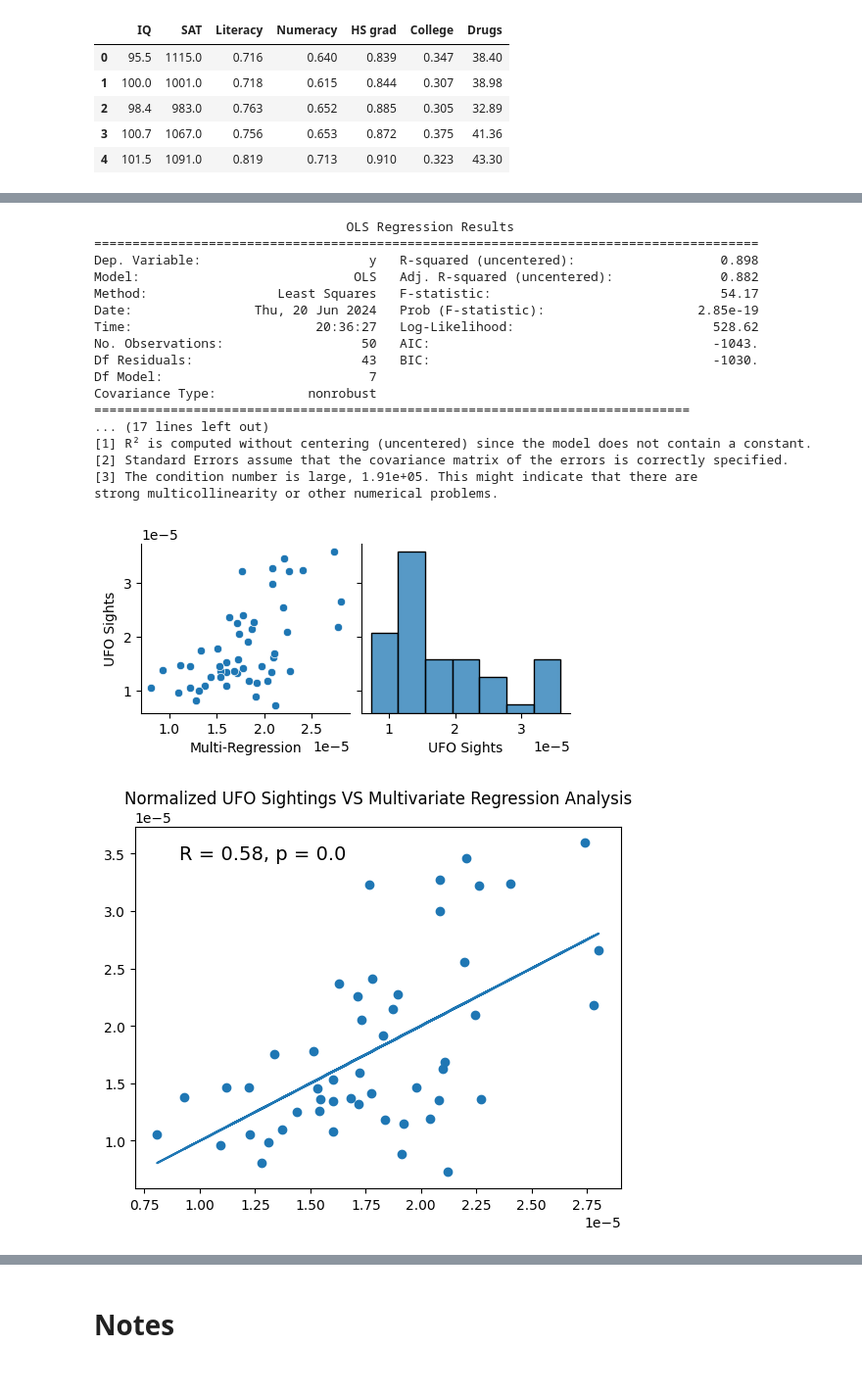
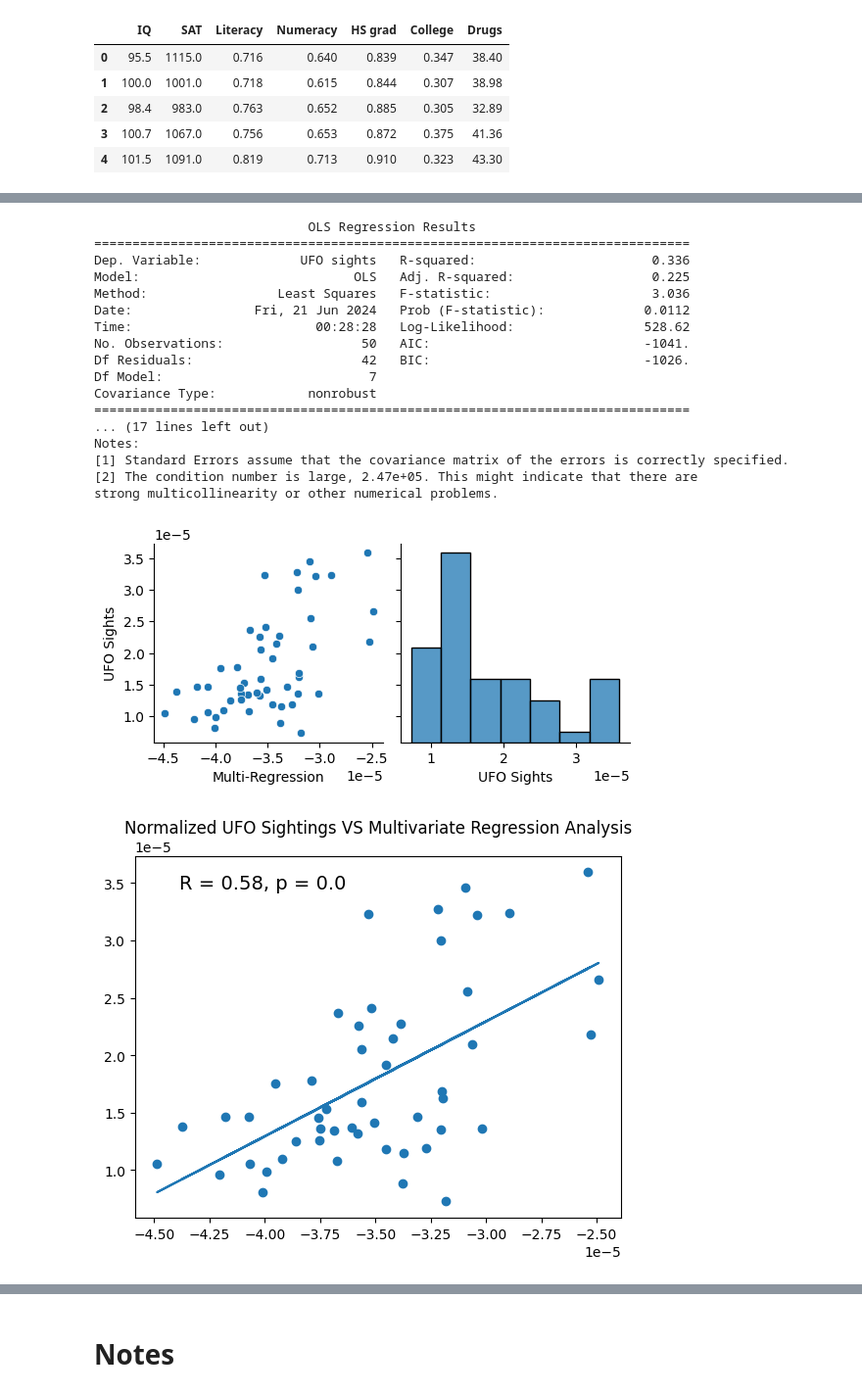
Before and after one commit to codycosta/ENGR201, a Jupyter notebook: weeks-9-10-final-project/project.ipynb, the cells around one changed output, grey strips where cells are left out. Shown at 98% size. Saved outputs shown, nothing was run; the diff lists cells and outputs as text; code cells hidden in the pictures.

```diff
--- a/weeks-9-10-final-project/project.ipynb
+++ b/weeks-9-10-final-project/project.ipynb
@@ -502,44 +509,45 @@ multi_regression_data.head()
 # %%
-model = smf.OLS(normalized_ufo_sightings, multi_regression_data).fit()
+X = smf.add_constant(multi_regression_data)
+model = smf.OLS(pd.DataFrame({'UFO sights': normalized_ufo_sightings}), X).fit()
 print(model.summary())
 # %% [output]
-                                 OLS Regression Results
-=======================================================================================
-Dep. Variable:                      y   R-squared (uncentered):                   0.898
-Model:                            OLS   Adj. R-squared (uncentered):              0.882
-Method:                 Least Squares   F-statistic:                              54.17
-Date:                Thu, 20 Jun 2024   Prob (F-statistic):                    2.85e-19
-Time:                        20:36:27   Log-Likelihood:                          528.62
-No. Observations:                  50   AIC:                                     -1043.
-Df Residuals:                      43   BIC:                                     -1030.
+                            OLS Regression Results
+==============================================================================
+Dep. Variable:             UFO sights   R-squared:                       0.336
+Model:                            OLS   Adj. R-squared:                  0.225
+Method:                 Least Squares   F-statistic:                     3.036
+Date:                Fri, 21 Jun 2024   Prob (F-statistic):             0.0112
+Time:                        00:28:28   Log-Likelihood:                 528.62
+No. Observations:                  50   AIC:                            -1041.
+Df Residuals:                      42   BIC:                            -1026.
 Df Model:                           7
 Covariance Type:            nonrobust
 ==============================================================================
 ... (17 lines left out)
-[1] R² is computed without centering (uncentered) since the model does not contain a constant.
-[2] Standard Errors assume that the covariance matrix of the errors is correctly specified.
-[3] The condition number is large, 1.91e+05. This might indicate that there are
+Notes:
+[1] Standard Errors assume that the covariance matrix of the errors is correctly specified.
+[2] The condition number is large, 2.47e+05. This might indicate that there are
 strong multicollinearity or other numerical problems.
 # %%
 coeffs = model.params
 
-output = coeffs * multi_regression_data
+output = coeffs[1: ] * multi_regression_data + coeffs[0]
 sums = np.sum(output, axis=1)
 
 m10, b10 = np.polyfit(sums, normalized_ufo_sightings, 1)
 r10, p10 = stats.pearsonr(sums, normalized_ufo_sightings)
 
-sns.pairplot(pd.DataFrame({'Multi-Regression': sums, 'UFO Sights': normalized_ufo_sightings}), y_vars=['UFO Sights'])
+sns.pairplot(pd.DataFrame({'Multi-Regression': sums, 'UFO Sights': normalized_ufo_sightings}), y_vars=['UFO Sights'], height=2.81)
 
 plt.figure()
 plt.scatter(sums, normalized_ufo_sightings)
 plt.plot(sums, m10 * sums + b10)
 plt.annotate(f'R = {np.round(r10, 2)}, p = {np.round(p10, 3)}', chart_coords(sums, normalized_ufo_sightings, position='ul'), fontsize=14)
 plt.title('Normalized UFO Sightings VS Multivariate Regression Analysis')
 plt.show()
 # %% [output]
-[figure, old version]
+[figure, new version]
-[figure, old version]
+[figure, new version]
 # %% [markdown]
 ### Conclusion of Overall Data Analysis
 #### WEIGHTED AVERAGE APPROACH:
```
Also changed, not shown: parts of 2 cells of this notebook.
